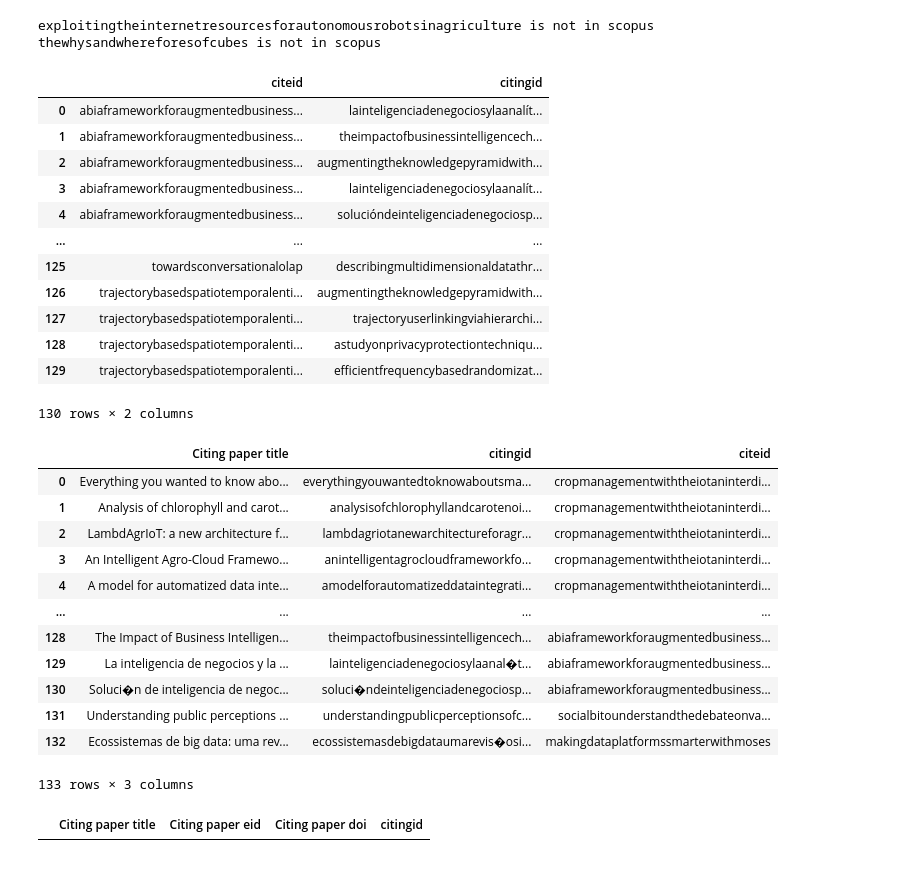
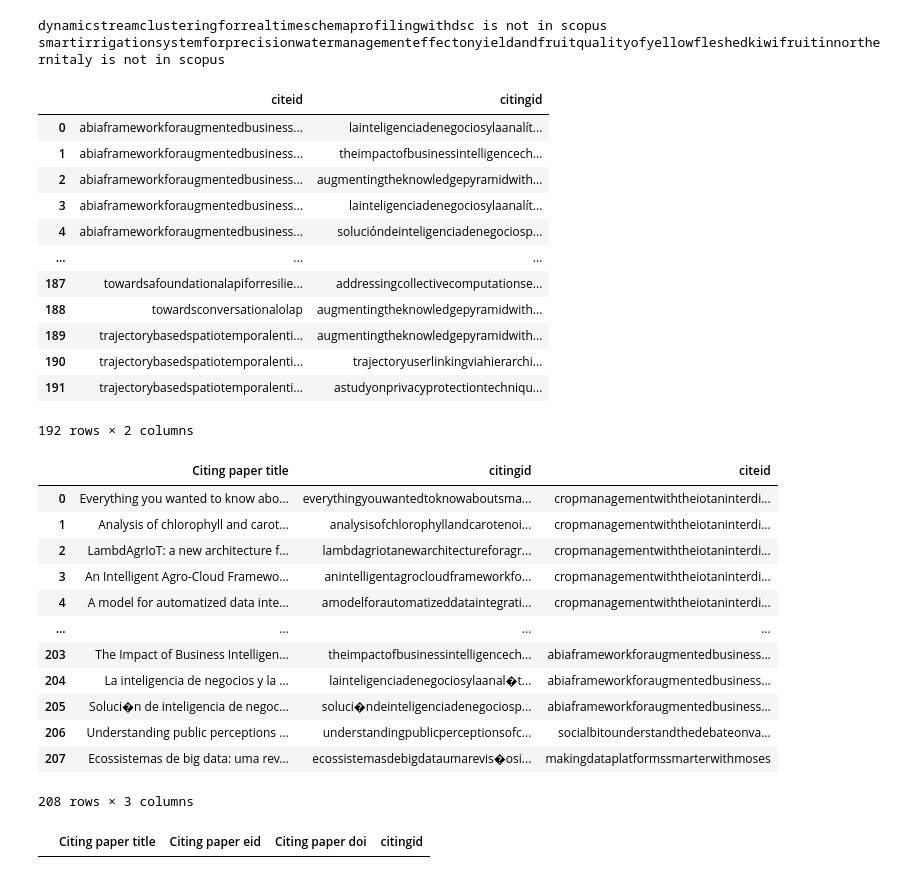
Before and after one commit to w4bo/paper-citations, a Jupyter notebook: merge.ipynb, the cells around one changed output. Saved outputs shown, nothing was run; the diff lists cells and outputs as text; code cells hidden in the pictures.

```diff
--- a/merge.ipynb
+++ b/merge.ipynb
@@ -1,5 +1,4 @@
 # %%
-import pandas as pd
 import pandas as pd
 import glob
 import os
@@ -8,14 +7,16 @@ import numpy as np
 def map_id(x):
     if str(x).lower() == "nan":
         return np.nan
-    return str(x).lower().replace('.', '').replace(' ', '').replace(':', '').replace('-', '').replace('\xa0', '').replace(',', '').replace('+', '').replace('<sup>', '').replace('</sup>', '')
+    return str(x).lower().replace('.', '').replace(' ', '').replace(':', '').replace('\'', '').replace('-', '').replace('?', '').replace('\xa0', '').replace(',', '').replace('+', '').replace('<sup>', '').replace('</sup>', '').replace('(discussionpaper)', '')
 
 
-def get_df(s, path = 'data/', onlylast=False):
+def get_df(s, path = '/home/data/', onlylast=False):
+    i = 0
     li = []
     files = glob.glob(os.path.join(path , s + "*.csv"))
     for filename in files if not onlylast else [files[-1]]:
-        print(filename)
+        # print(f"{i} {filename}")
+        # i += 1
         df = pd.read_csv(filename, index_col=None, header=0, encoding='utf-8')
         li.append(df)
     all_df = pd.concat(li, axis=0, ignore_index=True)
@@ -204,32 +160,33 @@ array(['abiaframeworkforaugmentedbusinessintelligence',
 # %%
 not_cited_ids = []
 for x in scholar_unique:  # for each paper in scholar
     citations_scholar = scholar[scholar["citeid"] == x]  # get its citing papers from scholar
     paper_scopus = scopus[(scopus["citeid"] == x)]  # get the paper from scopus...
     if len(paper_scopus) == 0:  # if the paper is not on scopus...
         print(x + " is not in scopus")
     else:
         for y in citations_scholar["citingid"].unique():  # for each of the citing papers from scholar
-            if len(paper_scopus[(scopus["citingid"] == y)]) == 0:  # if this citation is not in scopus...
+            # if (citations_scholar["Citing paper title"].str.contains('Compressione').any()): print("Here")
+            if not paper_scopus["citingid"].str.contains(y).any():  # if this citation is not in scopus...
                 not_cited_ids.append([x, y])  # add it
 not_cited = pd.DataFrame(not_cited_ids, columns=["citeid", "citingid"])
 not_cited
 # %% [output]
-exploitingtheinternetresourcesforautonomousrobotsinagriculture is not in scopus
-thewhysandwhereforesofcubes is not in scopus
+dynamicstreamclusteringforrealtimeschemaprofilingwithdsc is not in scopus
+smartirrigationsystemforprecisionwatermanagementeffectonyieldandfruitqualityofyellowfleshedkiwifruitinnorthernitaly is not in scopus
 |  | citeid | citingid |
 | 0 | abiaframeworkforaugmentedbusiness... | lainteligenciadenegociosylaanalít... |
 | 1 | abiaframeworkforaugmentedbusiness... | theimpactofbusinessintelligencech... |
 | 2 | abiaframeworkforaugmentedbusiness... | augmentingtheknowledgepyramidwith... |
 | 3 | abiaframeworkforaugmentedbusiness... | lainteligenciadenegociosylaanalít... |
 | 4 | abiaframeworkforaugmentedbusiness... | solucióndeinteligenciadenegociosp... |
 | ... | ... | ... |
-| 125 | towardsconversationalolap | describingmultidimensionaldatathr... |
-| 126 | trajectorybasedspatiotemporalenti... | augmentingtheknowledgepyramidwith... |
-| 127 | trajectorybasedspatiotemporalenti... | trajectoryuserlinkingviahierarchi... |
-| 128 | trajectorybasedspatiotemporalenti... | astudyonprivacyprotectiontechniqu... |
-| 129 | trajectorybasedspatiotemporalenti... | efficientfrequencybasedrandomizat... |
+| 187 | towardsafoundationalapiforresilie... | addressingcollectivecomputationse... |
+| 188 | towardsconversationalolap | augmentingtheknowledgepyramidwith... |
+| 189 | trajectorybasedspatiotemporalenti... | augmentingtheknowledgepyramidwith... |
+| 190 | trajectorybasedspatiotemporalenti... | trajectoryuserlinkingviahierarchi... |
+| 191 | trajectorybasedspatiotemporalenti... | astudyonprivacyprotectiontechniqu... |
-130 rows × 2 columns
+192 rows × 2 columns
 # %%
 missing_papers = scholar[["Citing paper title", "citingid"]].drop_duplicates().merge(not_cited, on=["citingid"])
 missing_papers
@@ -241,12 +198,12 @@ missing_papers
 | 3 | An Intelligent Agro-Cloud Framewo... | anintelligentagrocloudframeworkfo... | cropmanagementwiththeiotaninterdi... |
 | 4 | A model for automatized data inte... | amodelforautomatizeddataintegrati... | cropmanagementwiththeiotaninterdi... |
 | ... | ... | ... | ... |
-| 128 | The Impact of Business Intelligen... | theimpactofbusinessintelligencech... | abiaframeworkforaugmentedbusiness... |
-| 129 | La inteligencia de negocios y la ... | lainteligenciadenegociosylaanal�t... | abiaframeworkforaugmentedbusiness... |
-| 130 | Soluci�n de inteligencia de negoc... | soluci�ndeinteligenciadenegociosp... | abiaframeworkforaugmentedbusiness... |
-| 131 | Understanding public perceptions ... | understandingpublicperceptionsofc... | socialbitounderstandthedebateonva... |
-| 132 | Ecossistemas de big data: uma rev... | ecossistemasdebigdataumarevis�osi... | makingdataplatformssmarterwithmoses |
+| 203 | The Impact of Business Intelligen... | theimpactofbusinessintelligencech... | abiaframeworkforaugmentedbusiness... |
+| 204 | La inteligencia de negocios y la ... | lainteligenciadenegociosylaanal�t... | abiaframeworkforaugmentedbusiness... |
+| 205 | Soluci�n de inteligencia de negoc... | soluci�ndeinteligenciadenegociosp... | abiaframeworkforaugmentedbusiness... |
+| 206 | Understanding public perceptions ... | understandingpublicperceptionsofc... | socialbitounderstandthedebateonva... |
+| 207 | Ecossistemas de big data: uma rev... | ecossistemasdebigdataumarevis�osi... | makingdataplatformssmarterwithmoses |
-133 rows × 3 columns
+208 rows × 3 columns
 # %%
 scopus_acc = []
 not_in_scopus = []
```
Also changed, not shown: parts of 12 cells of this notebook, 8 other files.
